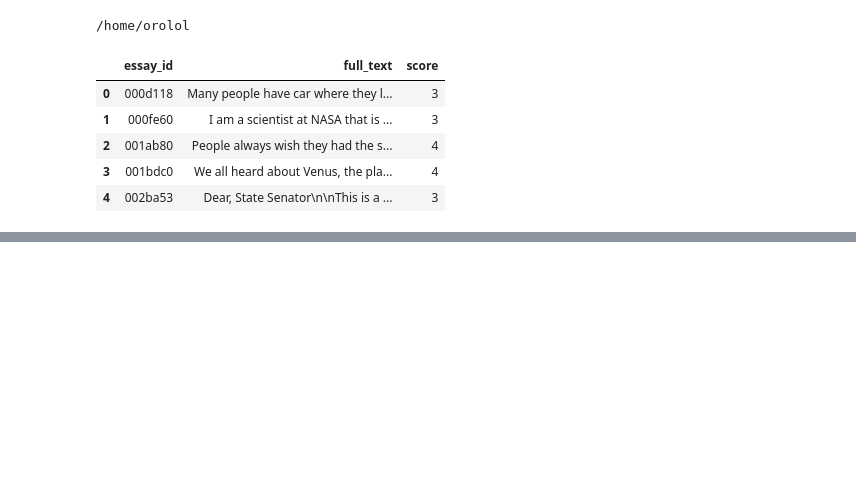
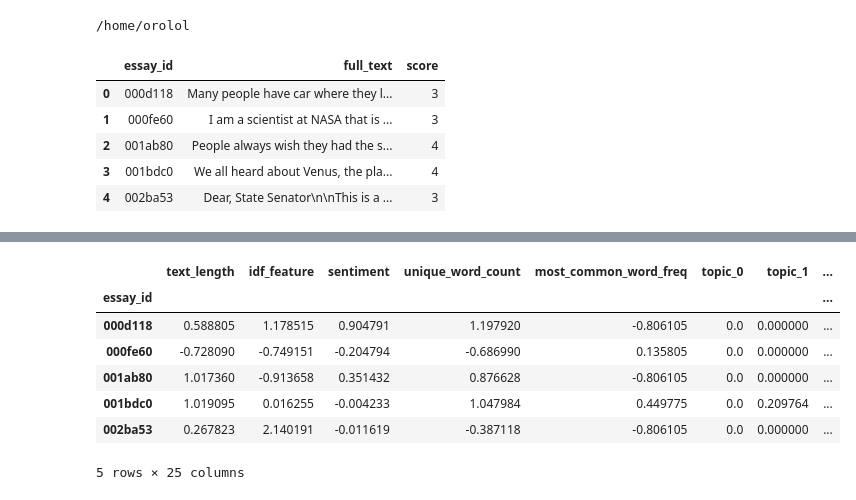
Before and after one commit to Orolol/learningLabAgency, a Jupyter notebook: lla.ipynb, the cells around one changed output, grey strips where cells are left out. Cells and saved outputs as stored; diff of their text form; code cells hidden in the pictures; blank space fills up the shorter version.

```diff
--- a/lla.ipynb
+++ b/lla.ipynb
@@ -18,0 +75,11 @@ df.head()
+# %%
+from sklearn.preprocessing import StandardScaler
+
+
+scaler = StandardScaler()
+
+normalized_features = scaler.fit_transform(df[['text_length', 'sentiment', 'unique_word_count', 'most_common_word_freq', 'idf_feature']])
+
+df[['text_length', 'sentiment', 'unique_word_count', 'most_common_word_freq', 'idf_feature']] = normalized_features
+
+df.head()
@@ -18,0 +93,19 @@ df.head()
+# %%
+from gensim import corpora, models
+
+num_topics = 20
+
+texts = df['full_text'].apply(lambda x: x.split())
+
+dictionary = corpora.Dictionary(texts)
+corpus = [dictionary.doc2bow(text) for text in texts]
+lda_model = models.LdaModel(corpus, num_topics=num_topics, id2word=dictionary, passes=2)
+
+df['topics'] = df['full_text'].apply(lambda x: dict(lda_model[dictionary.doc2bow(x.split())]))
+for i in range(num_topics):  # Assuming you have 10 topics
+    df[f'topic_{i}'] = df['topics'].apply(lambda x: x.get(i, 0))
+
+# Now you can drop the original 'topics' column
+df = df.drop(columns=['topics'])
+
+df.head()
@@ -180,0 +301,17 @@ TypeError: only integer scalar arrays can be converted to a scalar index
+# %%
+from sklearn.ensemble import RandomForestRegressor
+from sklearn.model_selection import train_test_split, cross_val_score
+
+X = df.drop(columns=['score', 'full_text'])
+X.set_index('essay_id', inplace=True)
+y = df['score']
+X.head()
+# %% [output]
+|  | text_length | idf_feature | sentiment | unique_word_count | most_common_word_freq | topic_0 | topic_1 | ... |
+| essay_id |  |  |  |  |  |  |  | ... |
+| 000d118 | 0.588805 | 1.178515 | 0.904791 | 1.197920 | -0.806105 | 0.0 | 0.000000 | ... |
+| 000fe60 | -0.728090 | -0.749151 | -0.204794 | -0.686990 | 0.135805 | 0.0 | 0.000000 | ... |
+| 001ab80 | 1.017360 | -0.913658 | 0.351432 | 0.876628 | -0.806105 | 0.0 | 0.000000 | ... |
+| 001bdc0 | 1.019095 | 0.016255 | -0.004233 | 1.047984 | 0.449775 | 0.0 | 0.209764 | ... |
+| 002ba53 | 0.267823 | 2.140191 | -0.011619 | -0.387118 | -0.806105 | 0.0 | 0.000000 | ... |
+5 rows × 25 columns
```
Also changed, not shown: parts of 10 cells of this notebook.
